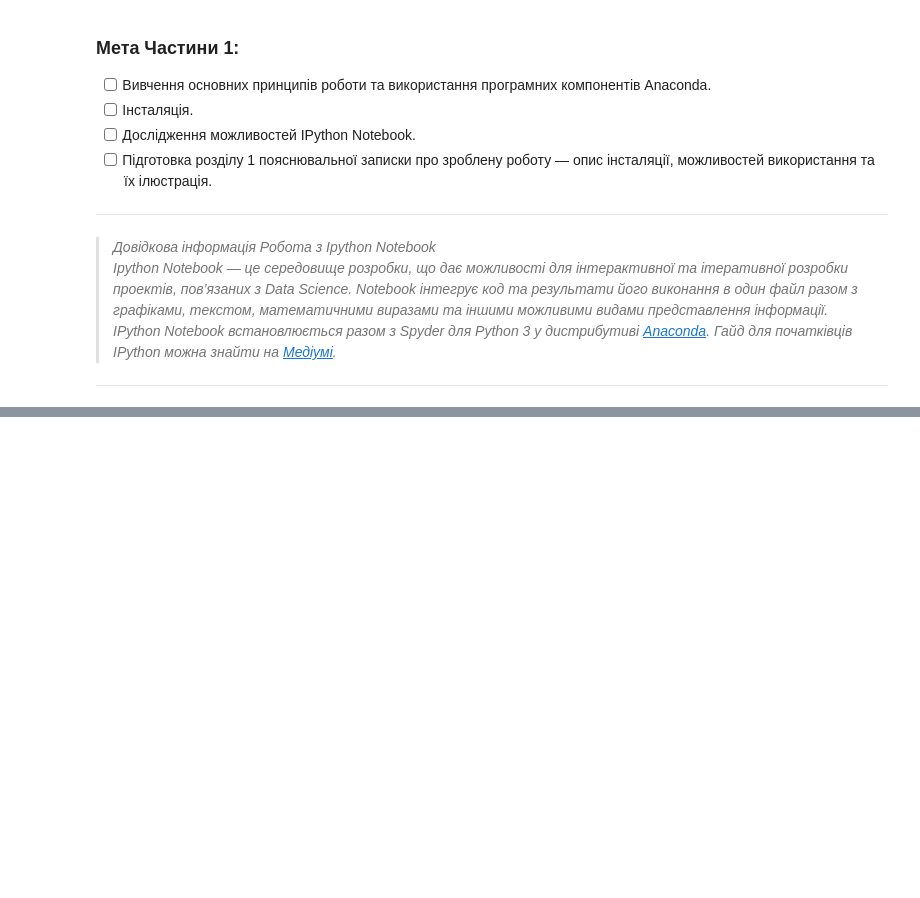
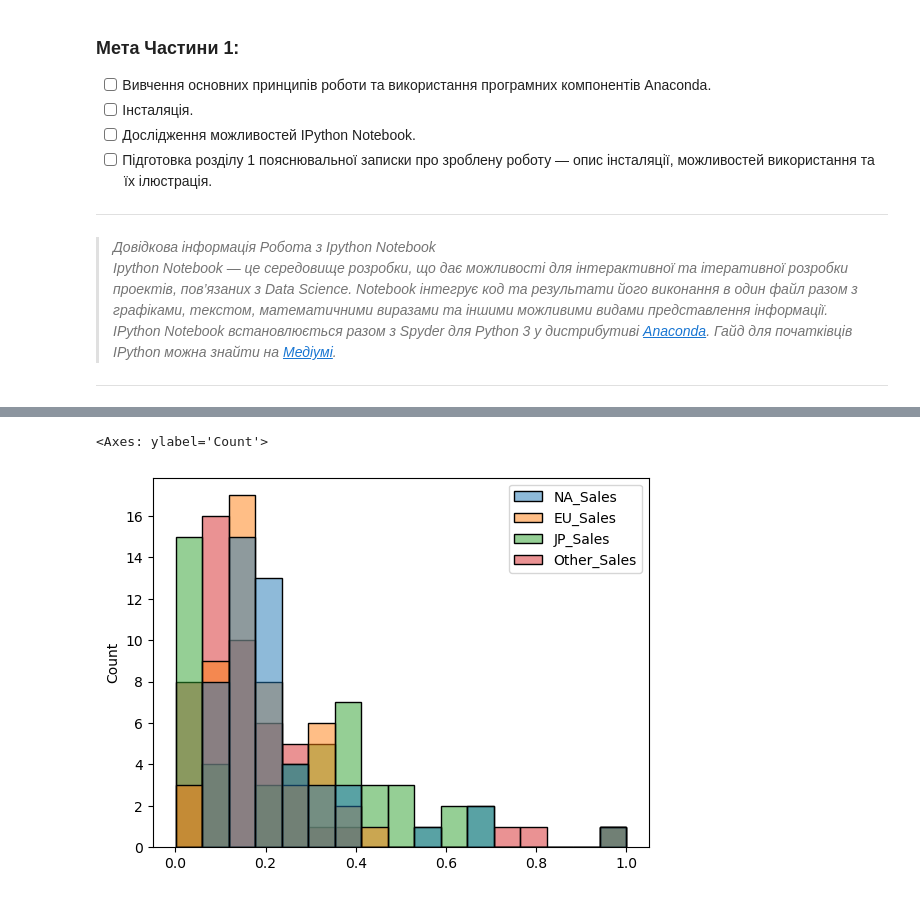
Before and after one commit to KlymentievMaksym/AD-labs, a Jupyter notebook: Coursework/Coursework.ipynb, the cells around one changed output, grey strips where cells are left out. Drawn from its saved outputs; the diff is of its cells as text; code cells hidden in the pictures; blank space fills up the shorter version.

```diff
--- a/Coursework/Coursework.ipynb
+++ b/Coursework/Coursework.ipynb
@@ -103,0 +270,5 @@ g.add_legend()
+# %%
+sns.histplot(normalized_df_100.head(50))
+# %% [output]
+<Axes: ylabel='Count'>
+[figure, added]
```
Also changed, not shown: parts of 22 cells of this notebook.
